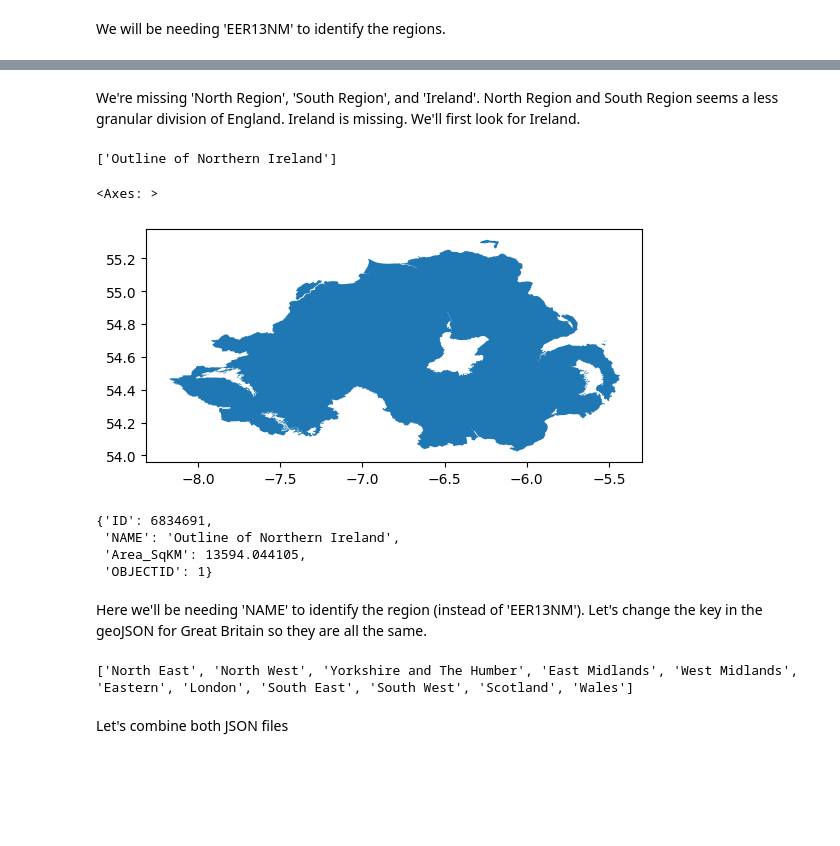
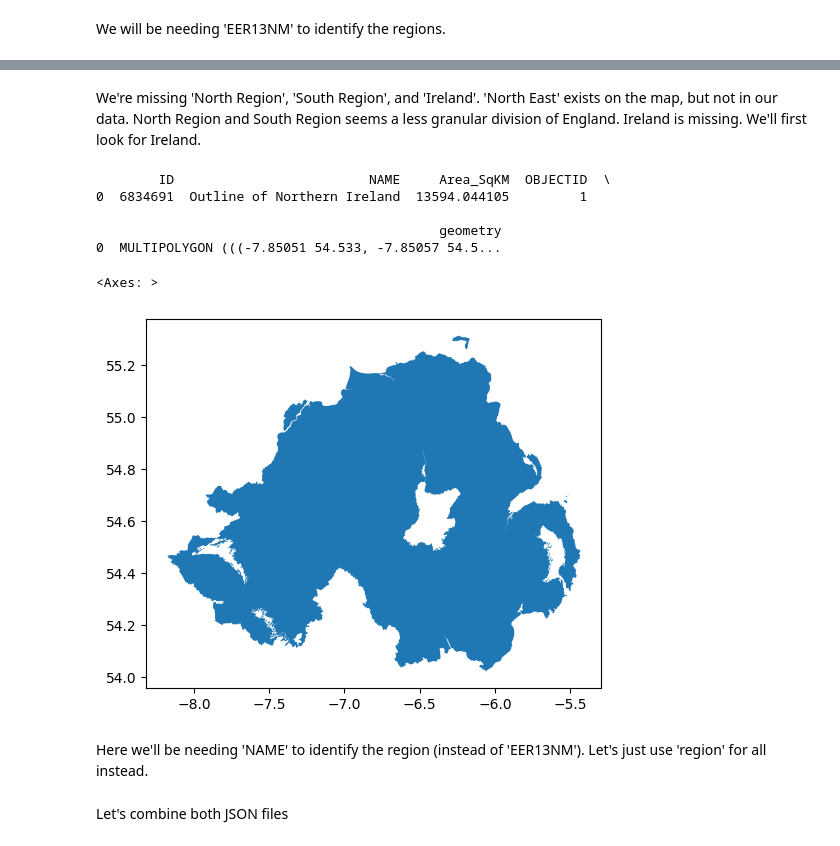
Before and after one commit to Originalnam/learning_analytics, a Jupyter notebook: dashboard/dashboard.ipynb, the cells around one changed output, grey strips where cells are left out. Drawn from its saved outputs; the diff is of its cells as text; code cells hidden in the pictures; blank space fills up the shorter version.

```diff
--- a/dashboard/dashboard.ipynb
+++ b/dashboard/dashboard.ipynb
@@ -72,35 +90,20 @@ regions_mapping = {
     'London Region': 'London'
     }
 # %% [markdown]
-We're missing 'North Region', 'South Region', and 'Ireland'. North Region and South Region seems a less granular division of England. Ireland is missing. We'll first look for Ireland.
+We're missing 'North Region', 'South Region', and 'Ireland'. 'North East' exists on the map, but not in our data. North Region and South Region seems a less granular division of England. Ireland is missing. We'll first look for Ireland.
 # %%
+# get geoJSOn files
 # Northern Ireland
-with urlopen('https://raw.githubusercontent.com/martinjc/UK-GeoJSON/refs/heads/master/json/electoral/ni/eer.json') as response:
-    geojsonNI = json.load(response)
-mapregion_namesNI = [region['properties']['NAME'] for region in geojsonNI['features']]
-print(mapregion_namesNI)
-gdfNI = gpd.GeoDataFrame.from_features(geojsonNI['features'])
+gdfNI = gpd.GeoDataFrame.from_file('https://raw.githubusercontent.com/martinjc/UK-GeoJSON/refs/heads/master/json/electoral/ni/eer.json')
+print(gdfNI.head())
 gdfNI.plot()
 # %% [output]
-['Outline of Northern Ireland']
+        ID                         NAME     Area_SqKM  OBJECTID  \
+0  6834691  Outline of Northern Ireland  13594.044105         1
+
+                                            geometry
+0  MULTIPOLYGON (((-7.85051 54.533, -7.85057 54.5...
 <Axes: >
-[figure, old version]
+[figure, new version]
-# %%
-# Let's look at JSON structure for dashboard
-geojsonNI['features'][0]['properties']
-# %% [output]
-{'ID': 6834691,
- 'NAME': 'Outline of Northern Ireland',
- 'Area_SqKM': 13594.044105,
- 'OBJECTID': 1}
 # %% [markdown]
-Here we'll be needing 'NAME' to identify the region (instead of 'EER13NM'). Let's change the key in the geoJSON for Great Britain so they are all the same.
+Here we'll be needing 'NAME' to identify the region (instead of 'EER13NM'). Let's just use 'region' for all instead.
-# %%
-for feature in geojsonGB['features']:
-    feature['properties']['NAME'] = feature['properties'].pop('EER13NM')
-
-# verify if key is changes correctly
-mapregion_namesGB = [region['properties']['NAME'] for region in geojsonGB['features']]
-print(mapregion_namesGB)
-# %% [output]
-['North East', 'North West', 'Yorkshire and The Humber', 'East Midlands', 'West Midlands', 'Eastern', 'London', 'South East', 'South West', 'Scotland', 'Wales']
```
Also changed, not shown: parts of 38 cells of this notebook, 2 other files.
